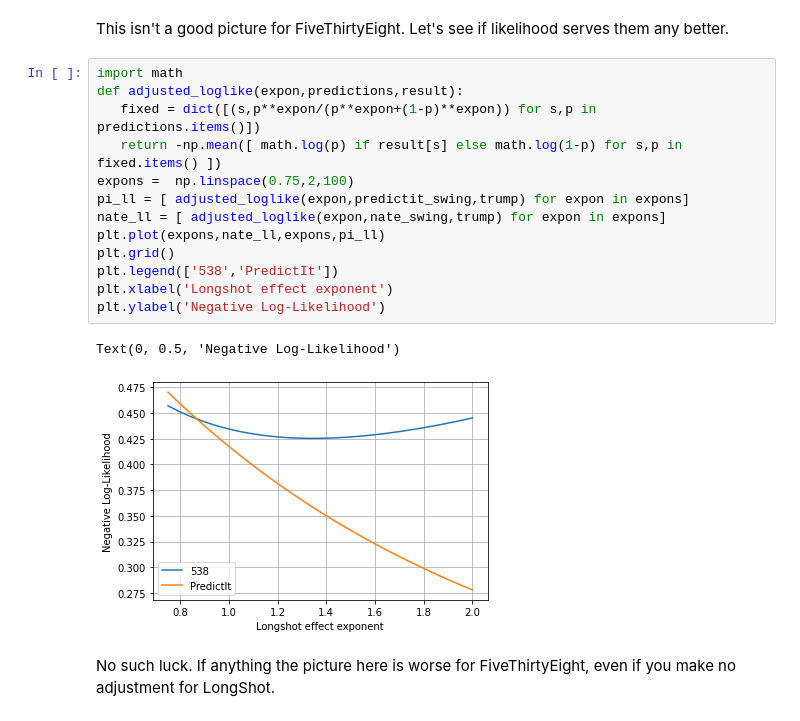
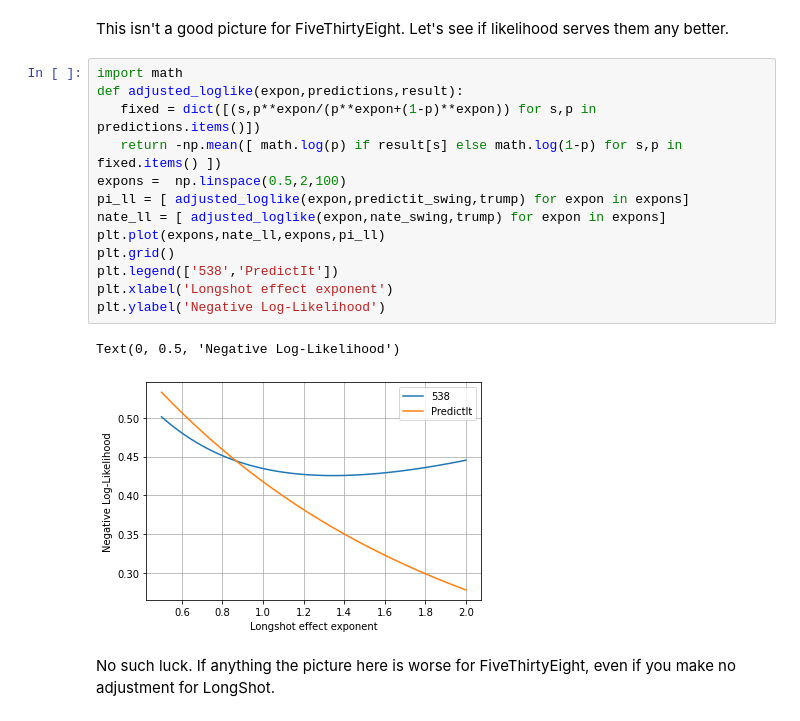
Before and after one commit to microprediction/microprediction, a Jupyter notebook: The_Signal_And_The_Nate.ipynb, the cells around one changed output. Saved outputs shown, nothing was run; the diff lists cells and outputs as text.

```diff
--- a/The_Signal_And_The_Nate.ipynb
+++ b/The_Signal_And_The_Nate.ipynb
@@ -76,19 +76,19 @@ This isn't a good picture for FiveThirtyEight. Let's see if likelihood serves th
 # %%
 import math
 def adjusted_loglike(expon,predictions,result):
    fixed = dict([(s,p**expon/(p**expon+(1-p)**expon)) for s,p in predictions.items()])
    return -np.mean([ math.log(p) if result[s] else math.log(1-p) for s,p in fixed.items() ])
-expons =  np.linspace(0.75,2,100)
+expons =  np.linspace(0.5,2,100)
 pi_ll = [ adjusted_loglike(expon,predictit_swing,trump) for expon in expons]
 nate_ll = [ adjusted_loglike(expon,nate_swing,trump) for expon in expons]
 plt.plot(expons,nate_ll,expons,pi_ll)
 plt.grid()
 plt.legend(['538','PredictIt'])
 plt.xlabel('Longshot effect exponent')
 plt.ylabel('Negative Log-Likelihood')
 # %% [output]
 Text(0, 0.5, 'Negative Log-Likelihood')
-[figure, old version]
+[figure, new version]
 # %% [markdown]
 No such luck. If anything the picture here is worse for FiveThirtyEight, even if you make no adjustment for LongShot.
 # %%
```
